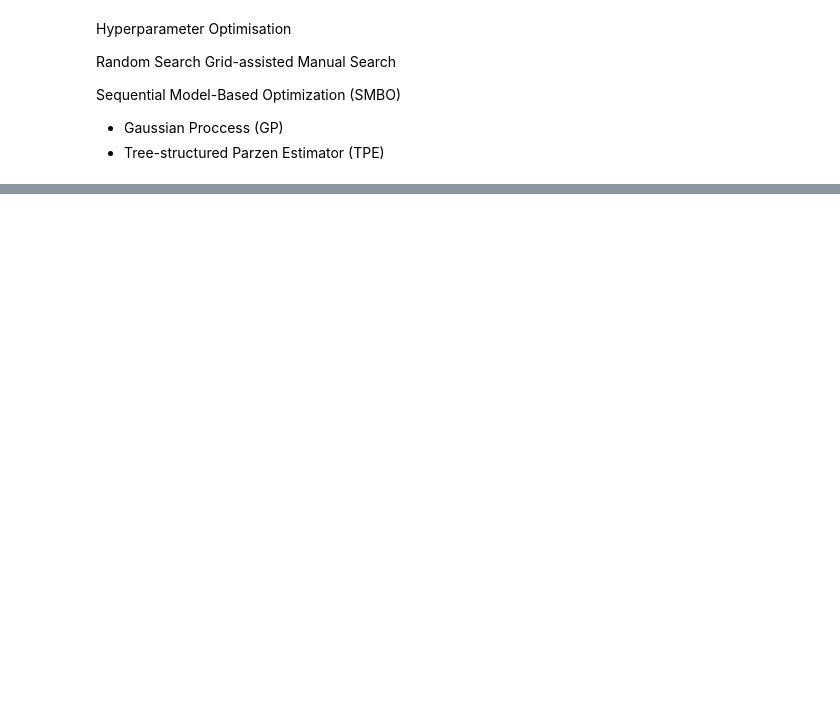
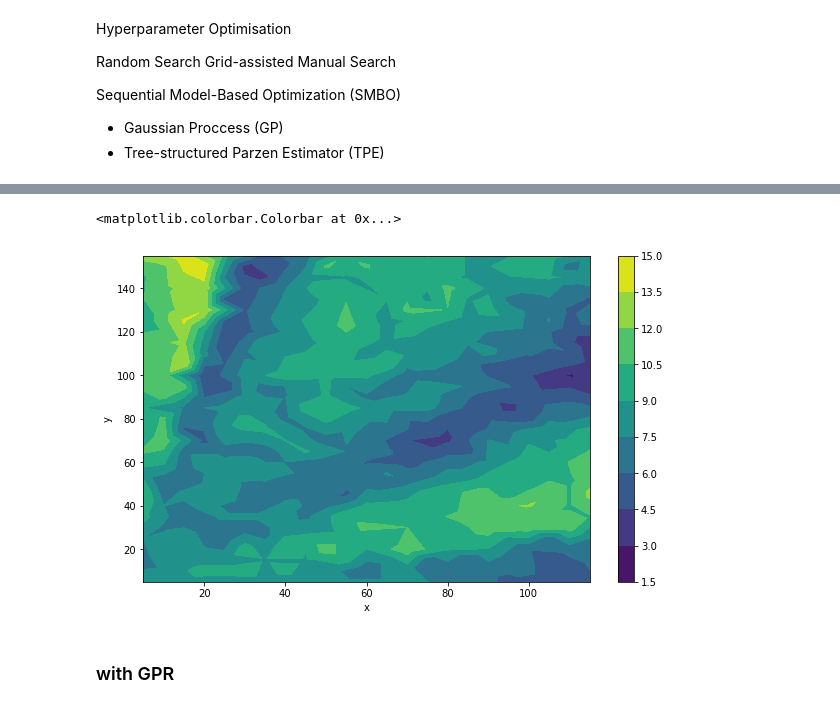
Before and after one commit to niccoforte/NF-PhD-gitRepo, a Jupyter notebook: code/NNs-HParam.ipynb, the cells around one changed output, grey strips where cells are left out. Cells and saved outputs as stored; diff of their text form; code cells hidden in the pictures; blank space fills up the shorter version.

```diff
--- a/code/NNs-HParam.ipynb
+++ b/code/NNs-HParam.ipynb
@@ -229,0 +493,15 @@ Epoch [20/20], Average Test Loss 0.0044
+# %%
+x_, y_ = train_in1[:,0], train_in1[:,1]
+val_ = dx_out1[0,:,0] - test_outputs[:,0]
+
+fig1 = plt.figure(figsize=(10, 6))
+ax = fig1.add_subplot()
+ax.set_xlabel('x')
+ax.set_ylabel('y')
+ctr = ax.tricontourf(x_, y_, val_, cmap="viridis", edgecolor=None)
+plt.colorbar(ctr)
+# %% [output]
+<matplotlib.colorbar.Colorbar at 0x...>
+[figure, added]
+# %% [markdown]
+### with GPR
```
Also changed, not shown: parts of 63 cells of this notebook, 1 other file.
